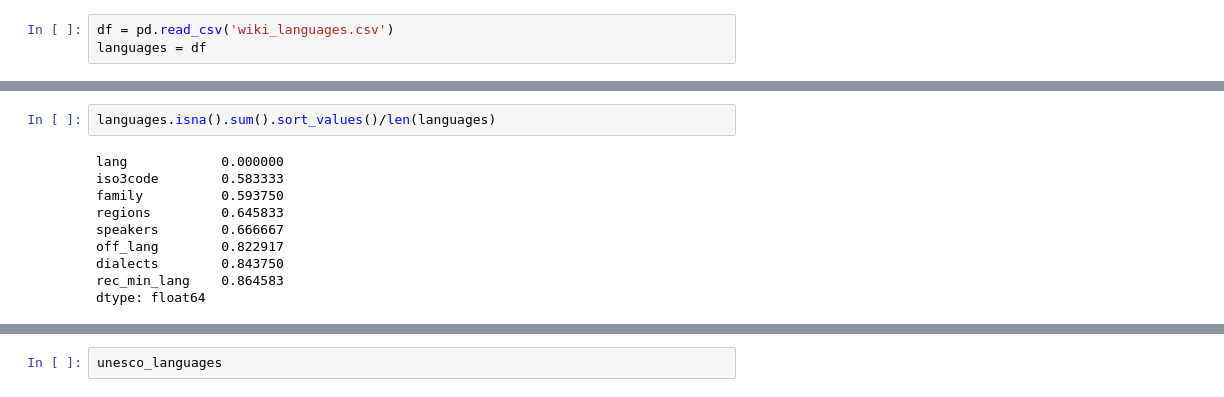
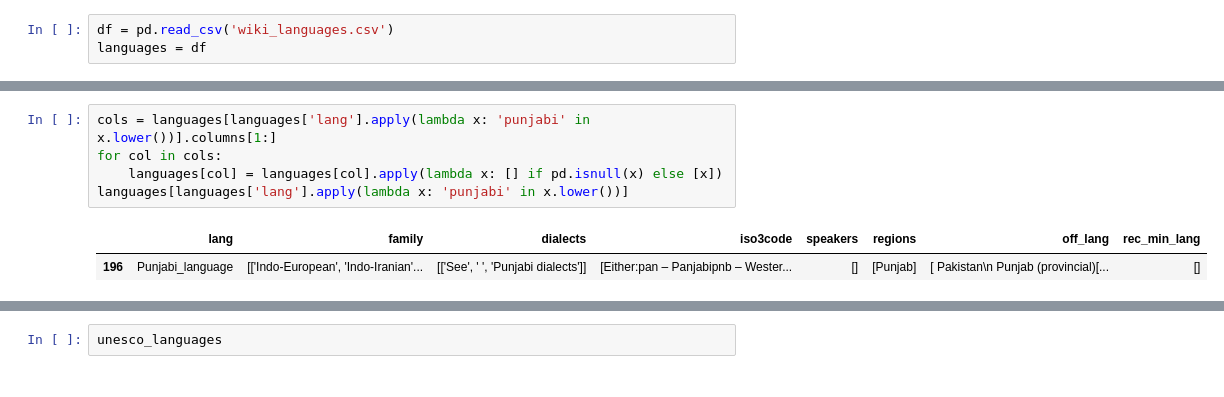
Before and after one commit to gcwarren/LanguageStatusVisualizationProject, a Jupyter notebook: scraper.ipynb, the cells around one changed output, grey strips where cells are left out. Drawn from its saved outputs; the diff is of its cells as text.

```diff
--- a/scraper.ipynb
+++ b/scraper.ipynb
@@ -160,12 +197,8 @@ languages[languages['lang'].apply(lambda x: 'punjabi' in x.lower())]
-# %%
-languages.isna().sum().sort_values()/len(languages)
-# %% [output]
-lang            0.000000
-iso3code        0.583333
-family          0.593750
-regions         0.645833
-speakers        0.666667
-off_lang        0.822917
-dialects        0.843750
-rec_min_lang    0.864583
-dtype: float64
+# %%
+cols = languages[languages['lang'].apply(lambda x: 'punjabi' in x.lower())].columns[1:]
+for col in cols:
+    languages[col] = languages[col].apply(lambda x: [] if pd.isnull(x) else [x])
+languages[languages['lang'].apply(lambda x: 'punjabi' in x.lower())]
+# %% [output]
+|  | lang | family | dialects | iso3code | speakers | regions | off_lang | rec_min_lang |
+| 196 | Punjabi_language | [['Indo-European', 'Indo-Iranian'... | [['See', ' ', 'Punjabi dialects']] | [Either:pan – Panjabipnb – Wester... | [] | [Punjab] | [ Pakistan\n Punjab (provincial)[... | [] |
```
Also changed, not shown: parts of 13 cells of this notebook.
